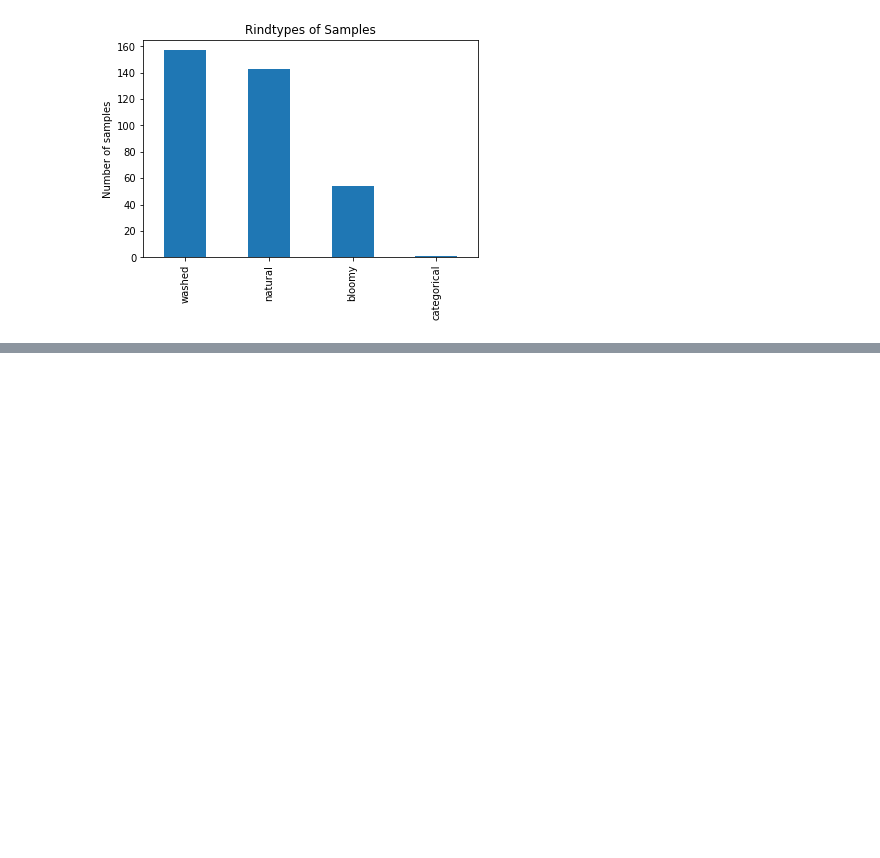
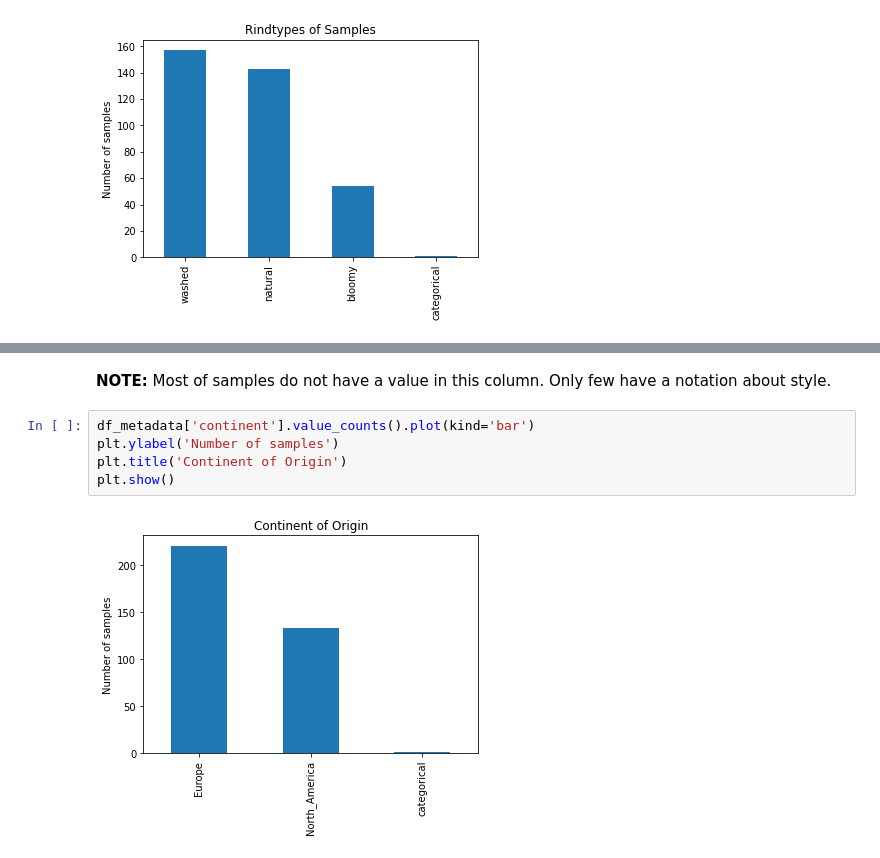
Before and after one commit to besutter1/Cheez-Eyez, a Jupyter notebook: metadata.ipynb, the cells around one changed output, grey strips where cells are left out. Saved outputs shown, nothing was run; the diff lists cells and outputs as text; blank space fills up the shorter version.

```diff
--- a/metadata.ipynb
+++ b/metadata.ipynb
@@ -79,0 +87,9 @@ plt.show()
+# %% [markdown]
+**NOTE:** Most of samples do not have a value in this column. Only few have a notation about style.
+# %%
+df_metadata['continent'].value_counts().plot(kind='bar')
+plt.ylabel('Number of samples')
+plt.title('Continent of Origin')
+plt.show()
+# %% [output]
+[figure, added]
```
Also changed, not shown: parts of 3 cells of this notebook.
